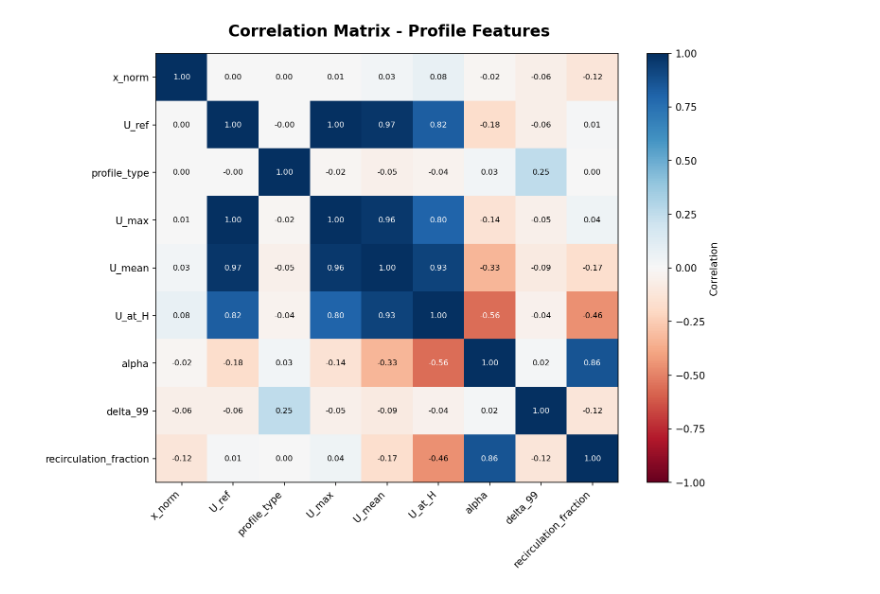
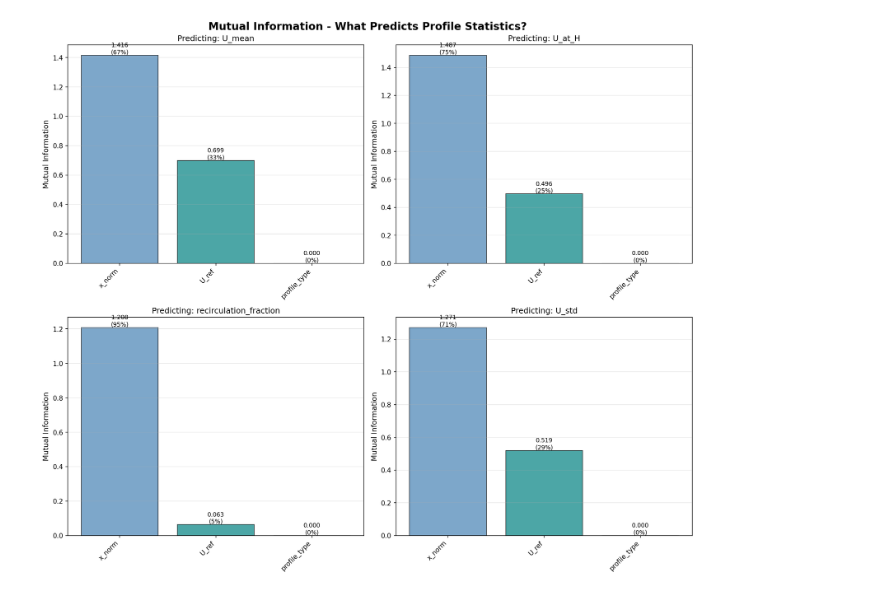
Before and after one commit to uhlirvit/DACI_Multi-case-cfd, a Jupyter notebook: notebooks/Step2__Data_analysis_Profile_level.ipynb, the cells around one changed output. Saved outputs shown, nothing was run; the diff lists cells and outputs as text; code cells hidden in the pictures.

Commit message:
Improve Step2 - data analysis and test of physics derived features

```diff
--- a/notebooks/Step2__Data_analysis_Profile_level.ipynb
+++ b/notebooks/Step2__Data_analysis_Profile_level.ipynb
@@ -49,10 +45,13 @@ OUTPUT_DIR = FIGURES_DIR
 
 # Cube geometry
 H_CUBE = 0.015  # meters
-X_CUBE_FRONT = 0.075
-X_CUBE_BACK = 0.090
+X_CUBE_FRONT = 0.075  # meters
+X_CUBE_BACK = 0.090  # meters
+X_RECOVERY = 0.20  # meters - approximate start of recovered flow
 
 # Plot settings
 plt.rcParams['figure.dpi'] = 150
 plt.rcParams['savefig.dpi'] = 300
 plt.rcParams['font.size'] = 10
+plt.rcParams['axes.labelsize'] = 11
+plt.rcParams['axes.titlesize'] = 12
@@ -702,48 +723,75 @@ Mutual Information (predicting U_mean):
 # %%
 # ============================================================================
-# ANALYSIS 5: CORRELATION MATRIX - PROFILE LEVEL
+# ANALYSIS 4: MUTUAL INFORMATION
 # ============================================================================
 
 print(f"\n{'='*80}")
-print("ANALYSIS 5: CORRELATION MATRIX - PROFILE LEVEL")
+print("ANALYSIS 4: MUTUAL INFORMATION - PROFILE STATISTICS")
 print("="*80)
-print("\nWhat Correlation Matrix shows:")
-print("  - How much the features are connected to each other (their linear relationship)")
-print("  - coeff = 0: no correlation or weak (close to 0)")
-print("  - coeff -> 1: strong positive correlation = the higher feature A the higher feature B")
-print("  - coeff -> -1: strong negative correlation = the higher A the lower B")
+print("\nWhat predicts profile characteristics?")
+print("  Input features: x_norm, U_ref, profile_type")
+print("  Target: various profile statistics")
 
-corr_cols = ['x_norm', 'U_ref', 'profile_type', 'U_max', 'U_mean', 'U_at_H',
-             'alpha', 'delta_99', 'recirculation_fraction']
-corr_data = df_profiles[corr_cols].dropna()
-corr_matrix = corr_data.corr()
+# Input features
+input_features = ['x_norm', 'U_ref', 'profile_type']
+X_mi = df_profiles[input_features].values
 
-print("\nTop correlations:")
-corr_sorted = corr_matrix.abs().unstack().sort_values(ascending=False)
-corr_sorted = corr_sorted[corr_sorted < 1.0]  # Remove diagonal
-print(corr_sorted.head(10))
+# Multiple targets
+targets = {
+    'U_mean': df_profiles['U_mean'].values,
+    'U_at_H': df_profiles['U_at_H'].values,
+    'recirculation_fraction': df_profiles['recirculation_fraction'].values,
+    'U_std': df_profiles['U_std'].values,
+}
 
-fig, ax = plt.subplots(1, 1, figsize=(10, 8))
-fig.suptitle('Correlation Matrix - Profile Features', fontsize=16, fontweight='bold')
+mi_results = {}
+for target_name, target_values in targets.items():
+    # Remove NaN
+    mask = ~np.isnan(target_values)
+    mi_scores = mutual_info_regression(X_mi[mask], target_values[mask], random_state=42)
+    mi_results[target_name] = dict(zip(input_features, mi_scores))
 
-im = ax.imshow(corr_matrix, cmap='RdBu', aspect='auto', vmin=-1, vmax=1)
-ax.set_xticks(range(len(corr_matrix.columns)))
-ax.set_xticklabels(corr_matrix.columns, rotation=45, ha='right')
-ax.set_yticks(range(len(corr_matrix.columns)))
-ax.set_yticklabels(corr_matrix.columns)
+print(f"\nMutual Information Results:")
+print(f"{'Target':<25} {'x_norm':<12} {'U_ref':<12} {'profile_type':<12}")
+print("-" * 60)
+for target_name, scores in mi_results.items():
+    print(f"{target_name:<25} {scores['x_norm']:.4f}       {scores['U_ref']:.4f}       {scores['profile_type']:.4f}")
 
-for i in range(len(corr_matrix.columns)):
-    for j in range(len(corr_matrix.columns)):
-        text = ax.text(j, i, f'{corr_matrix.iloc[i, j]:.2f}',
-                      ha="center", va="center",
-                      color="white" if abs(corr_matrix.iloc[i, j]) > 0.5 else "black",
-                      fontsize=8)
+# Create MI comparison plot
+fig, axes = plt.subplots(2, 2, figsize=(14, 12))
+fig.suptitle('Mutual Information - What Predicts Profile Statistics?', fontsize=16, fontweight='bold')
 
-plt.colorbar(im, ax=ax, label='Correlation')
+for idx, (target_name, scores) in enumerate(mi_results.items()):
+    ax = axes[idx // 2, idx % 2]
+
+    mi_vals = list(scores.values())
+    mi_norm = np.array(mi_vals) / sum(mi_vals) * 100 if sum(mi_vals) > 0 else mi_vals
+
+    bars = ax.bar(input_features, mi_vals, edgecolor='black', alpha=0.7,
+                  color=['steelblue', 'teal', 'coral'])
+    ax.set_ylabel('Mutual Information')
+    ax.set_title(f'Predicting: {target_name}')
+    ax.set_xticklabels(input_features, rotation=45, ha='right')
+    ax.grid(True, alpha=0.3, axis='y')
+
+    for i, bar in enumerate(bars):
+        height = bar.get_height()
+        ax.text(bar.get_x() + bar.get_width()/2., height,
+                f'{height:.3f}\n({mi_norm[i]:.0f}%)', ha='center', va='bottom', fontsize=9)
+
 plt.tight_layout()
-plt.savefig(OUTPUT_DIR / '5_correlation_profiles.png', dpi=300, bbox_inches='tight')
+plt.savefig(OUTPUT_DIR / '4_profile_mutual_information.png', dpi=300, bbox_inches='tight')
 plt.show()
-print("✓ Saved: 5_correlation_profiles.png")
+print("✓ Saved: 4_profile_mutual_information.png")
 plt.close()
+
+# Summary
+print("\n🎯 KEY INSIGHTS FROM MUTUAL INFORMATION:")
+for target_name, scores in mi_results.items():
+    total = sum(scores.values())
+    if total > 0:
+        dominant = max(scores, key=scores.get)
+        pct = scores[dominant] / total * 100
+        print(f"  • {target_name}: dominated by {dominant} ({pct:.0f}%)")
 # %% [output]
 ================================================================================
@@ -766 +812 @@ dtype: float64
-[figure, old version]
+[figure, new version]
```
Also changed, not shown: parts of 12 cells of this notebook, 7 other files.
